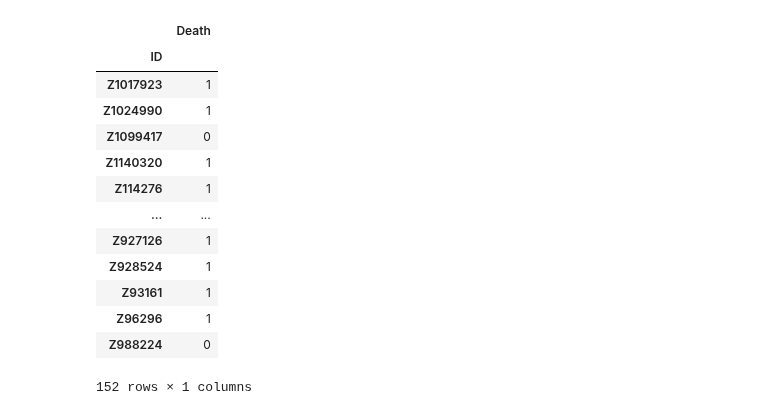
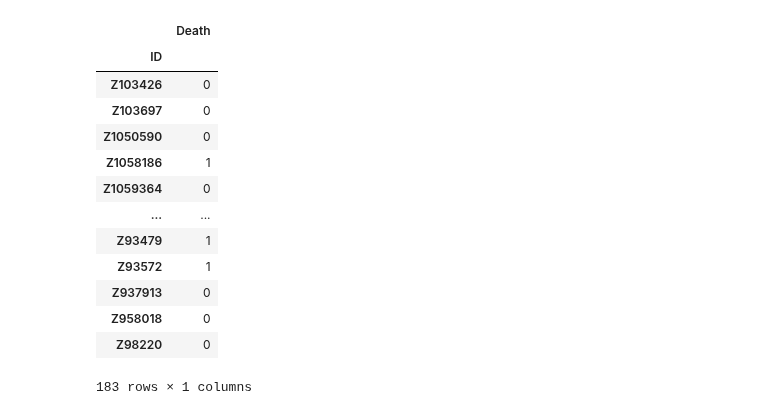
Before and after one commit to jozieLamp/CARNA, a Jupyter notebook: Score Label Preprocessing/Serial Cardiac Data Preprocessing.ipynb, the cells around one changed output. Drawn from its saved outputs; the diff is of its cells as text; code cells hidden in the pictures.

```diff
--- a/Score Label Preprocessing/Serial Cardiac Data Preprocessing.ipynb
+++ b/Score Label Preprocessing/Serial Cardiac Data Preprocessing.ipynb
@@ -12,5 +12,6 @@ warnings.filterwarnings('ignore')
 # %%
 #IMPORT FILES NEEDED
-shockOrig = pd.read_csv("../Data Validation/Cardiogenic Shock/Raw Data/Cardiogenic Shock Full Data Set.csv", sep=",", index_col='PAT_ID').sort_index()
-cath = pd.read_csv("../Data Validation/Cardiogenic Shock/Raw Data/Cath Data.csv", sep=",", index_col='PAT_ID').sort_index()
-echo = pd.read_csv("../Data Validation/Cardiogenic Shock/Raw Data/Echo Data.csv", sep=",", index_col='PAT_ID').sort_index()
+shockOrig = pd.read_csv("../Data Validation/Serial Cardiac Caths/Raw Data/Serial Cardiac.csv", sep=",", index_col='PAT_ID').sort_index()
+cath = pd.read_csv("../Data Validation/Serial Cardiac Caths/Raw Data/Cath Data.csv", sep=",", index_col='PAT_ID').sort_index()
+
+shockOrig
@@ -22,10 +43,13 @@ print("Num indexes = ", len(set(shockOrig.index)))
 for idx in set(shockOrig.index):
     pt = shockOrig.loc[idx]
     if type(pt) != pd.Series:
+#         print(pt)
         row = pt.iloc[0]
         shock = shock.append(row)
     else:
         shock = shock.append(pt)
 
-shock = shock.sort_index()
+shockOrig = shock.sort_index()
+
+shockOrig
 # %% [output]
@@ -64,0 +398,18 @@ shock.head(10)
+# %%
+#Make Hemo Labels
+labels = pd.DataFrame()
+indexes = sorted(list(set(hemoDF.index)))
+labels['ID'] = indexes
+labels = labels.set_index('ID')
+
+#Death LVAD
+lst = []
+for idx in indexes:
+    pt = shockOrig.loc[idx]
+    if pt['Deceased'] == 2:
+        lst.append(1)
+    else:
+        lst.append(0)
+labels['Death'] = lst
+
+labels
@@ -960,33 +977,34 @@ hemoComposite.to_csv("../Data Validation/Cardiogenic Shock/Original DataFrames/H
 # %%
-#MAke Hemo Labels
+#Make Labels
 labels = pd.DataFrame()
-labels['ID'] = hemoComposite.index
+labels['ID'] = shock.index
 labels = labels.set_index('ID')
 
 #Death LVAD
 lst = []
-for idx in hemoComposite.index:
+for idx in shock.index:
     pt = shock.loc[idx]
-    if pt['Deceased'] == 1:
+    if pt['Deceased'] == 2:
         lst.append(1)
     else:
         lst.append(0)
 labels['Death'] = lst
 
+
 labels
 # %% [output]
 |  | Death |
 | ID |  |
-| Z1017923 | 1 |
-| Z1024990 | 1 |
-| Z1099417 | 0 |
-| Z1140320 | 1 |
-| Z114276 | 1 |
+| Z103426 | 0 |
+| Z103697 | 0 |
+| Z1050590 | 0 |
+| Z1058186 | 1 |
+| Z1059364 | 0 |
 | ... | ... |
-| Z927126 | 1 |
-| Z928524 | 1 |
-| Z93161 | 1 |
-| Z96296 | 1 |
-| Z988224 | 0 |
+| Z93479 | 1 |
+| Z93572 | 1 |
+| Z937913 | 0 |
+| Z958018 | 0 |
+| Z98220 | 0 |
-152 rows × 1 columns
+183 rows × 1 columns
 # %%
```
Also changed, not shown: parts of 26 cells of this notebook, 13 other files.
